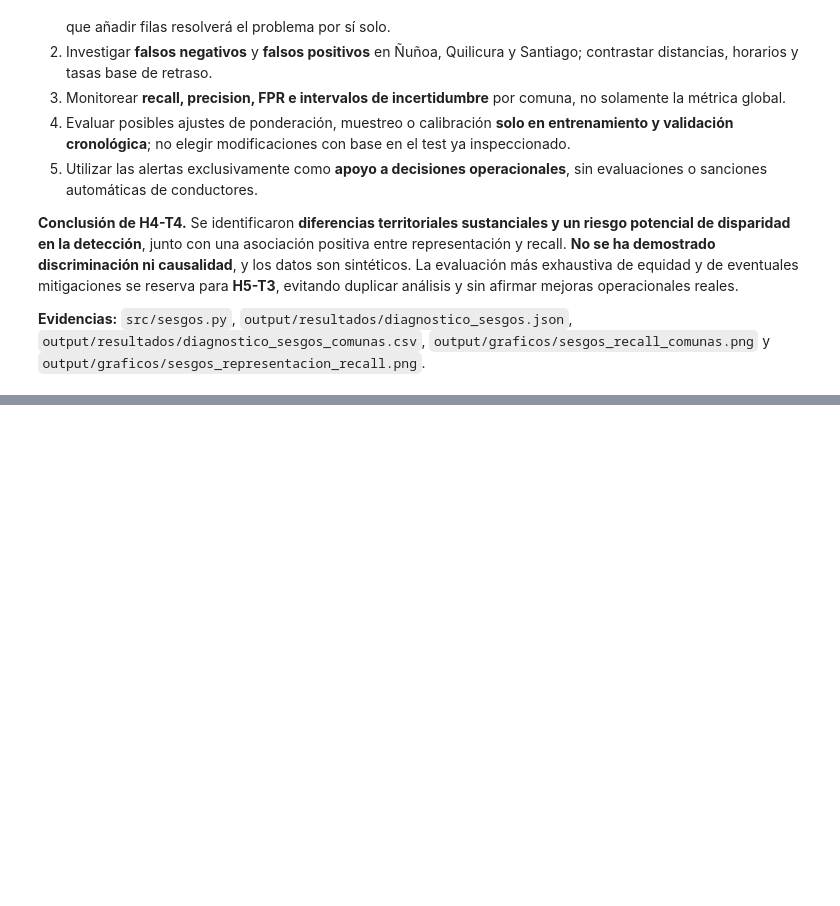
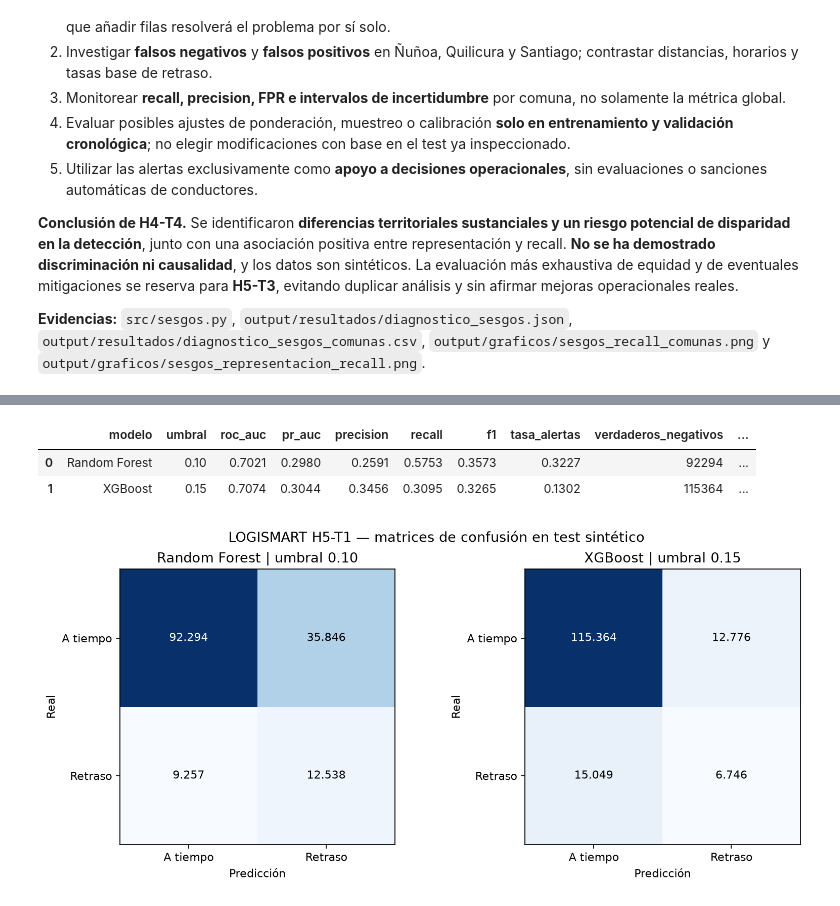
Before and after one commit to carlos31255/EV3_LOGISMART, a Jupyter notebook: notebooks/02_Modelado_LogiSmart.ipynb, the cells around one changed output, grey strips where cells are left out. Saved outputs shown, nothing was run; the diff lists cells and outputs as text; code cells hidden in the pictures; blank space fills up the shorter version.

Commit message:
docs(evaluacion): cerrar comparacion de modelos H5-T1

```diff
--- a/notebooks/02_Modelado_LogiSmart.ipynb
+++ b/notebooks/02_Modelado_LogiSmart.ipynb
@@ -482,0 +489,20 @@ Brecha descriptiva recall: 0.300910491700284
+# %%
+import json
+from pathlib import Path
+import pandas as pd
+from IPython.display import display, Image
+base = Path.cwd()
+if base.name == "notebooks":
+    base = base.parent
+ruta = base / "output/resultados/evaluacion_final_modelos.json"
+if not ruta.exists():
+    raise FileNotFoundError("Ejecuta antes: python main.py --proceso evaluacion-final")
+final = json.loads(ruta.read_text(encoding="utf-8"))
+comparacion = pd.read_csv(base / "output/resultados/comparacion_modelos_test.csv")
+display(comparacion.round(4))
+display(Image(filename=str(base / "output/graficos/matrices_confusion_modelos_test.png")))
+# %% [output]
+|  | modelo | umbral | roc_auc | pr_auc | precision | recall | f1 | tasa_alertas | verdaderos_negativos | ... |
+| 0 | Random Forest | 0.10 | 0.7021 | 0.2980 | 0.2591 | 0.5753 | 0.3573 | 0.3227 | 92294 | ... |
+| 1 | XGBoost | 0.15 | 0.7074 | 0.3044 | 0.3456 | 0.3095 | 0.3265 | 0.1302 | 115364 | ... |
+[figure, added]
```
Also changed, not shown: parts of 3 cells of this notebook, 3 other files.
